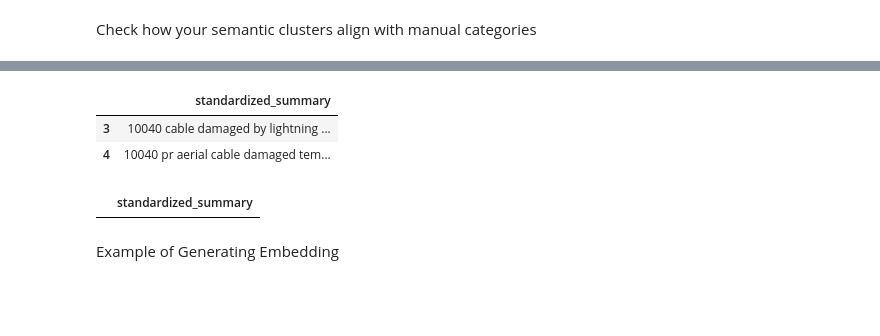
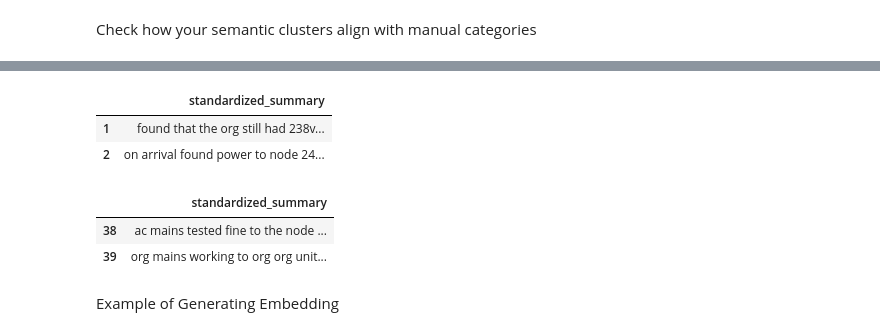
Before and after one commit to NBNML/sample-data-exploration, a Jupyter notebook: sample-incident.ipynb, the cells around one changed output, grey strips where cells are left out. Drawn from its saved outputs; the diff is of its cells as text; code cells hidden in the pictures; blank space fills up the shorter version.

```diff
--- a/sample-incident.ipynb
+++ b/sample-incident.ipynb
@@ -27,7 +27,7 @@ from tqdm import tqdm
 pd.set_option('display.max_colwidth', None)
 # %%
 # STEP 2: Read CSV
-df = pd.read_csv("sample_data.csv")  # upload file
+df = pd.read_csv("sample_data_redacted.csv")  # upload file
 # %%
 # Check dictinct values in 'Categorisation' column
 distinct_values = df['Categorisation'].dropna().unique()
@@ -94,6 +120,6 @@ plt.show()
 # %%
 # STEP 5: Cluster Embeddings (KMeans)
-n_clusters = 8
+n_clusters = 6
 print(f"Clustering into {n_clusters} groups...")
 kmeans = KMeans(n_clusters=n_clusters, random_state=42)
 df['semantic_cluster'] = kmeans.fit_predict(embeddings)
@@ -230,13 +245,15 @@ df[(df['Categorisation'] == 'replaced battery') & (df['semantic_cluster'] == 7)]
 # %%
-df[(df['Categorisation'] == 'temp fix') & (df['semantic_cluster'] == 2)][['standardized_summary']]
+df[(df['Categorisation'] == 'faulty fmps units causing power issues (mrn required)') & (df['semantic_cluster'] == 1)][['standardized_summary']]
 # %% [output]
 |  | standardized_summary |
-| 3 | 10040 cable damaged by lightning ... |
-| 4 | 10040 pr aerial cable damaged tem... |
+| 1 | found that the org still had 238v... |
+| 2 | on arrival found power to node 24... |
 # %%
-df[(df['Categorisation'] == 'temp fix  ') & (df['semantic_cluster'] == 6)][['standardized_summary']]
+df[(df['Categorisation'] == 'faulty fmps units causing power issues (mrn required)') & (df['semantic_cluster'] == 3)][['standardized_summary']]
 # %% [output]
 |  | standardized_summary |
+| 38 | ac mains tested fine to the node ... |
+| 39 | org mains working to org org unit... |
 # %% [markdown]
 Example of Generating Embedding
 # %%
```
Also changed, not shown: parts of 14 cells of this notebook, 2 other files.
